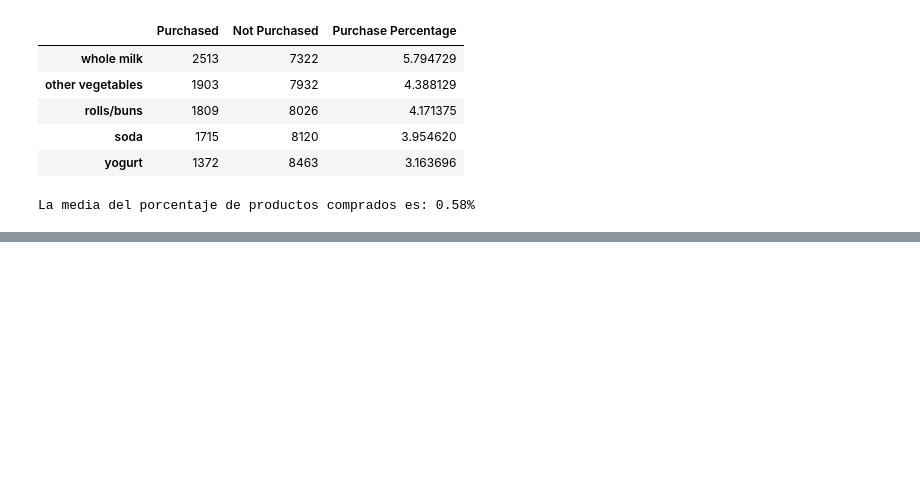
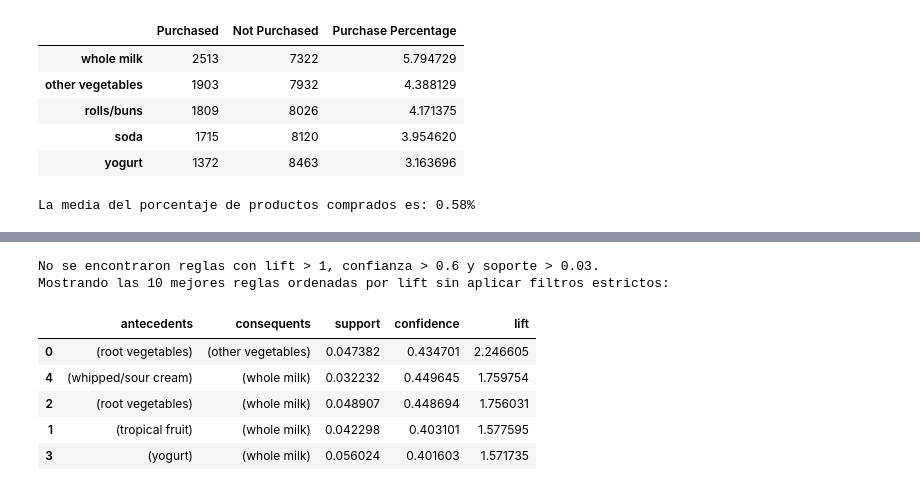
Before and after one commit to albacortes9/asociacion_da, a Jupyter notebook: ejercicio_asociacion.ipynb, the cells around one changed output, grey strips where cells are left out. Cells and saved outputs as stored; diff of their text form; code cells hidden in the pictures; blank space fills up the shorter version.

```diff
--- a/ejercicio_asociacion.ipynb
+++ b/ejercicio_asociacion.ipynb
@@ -189,0 +244,25 @@ La media del porcentaje de productos comprados es: 0.58%
+# %%
+# Aplicamos los filtros mencionados
+filtered_rules = rules[(rules['lift'] > 1) &
+                       (rules['confidence'] > 0.6) &
+                       (rules['support'] > 0.03)]
+
+# Comprobamos si hay reglas que cumplen los criterios
+if filtered_rules.empty:
+    print("No se encontraron reglas con lift > 1, confianza > 0.6 y soporte > 0.03.")
+    print("Mostrando las 10 mejores reglas ordenadas por lift sin aplicar filtros estrictos:")
+
+    top_rules = rules.sort_values(by='lift', ascending=False).head(10)
+    display(top_rules[['antecedents', 'consequents', 'support', 'confidence', 'lift']])
+else:
+    print("Reglas filtradas con lift > 1, confianza > 0.6 y soporte > 0.03:")
+    display(filtered_rules.sort_values(by='lift', ascending=False).head(10))
+# %% [output]
+No se encontraron reglas con lift > 1, confianza > 0.6 y soporte > 0.03.
+Mostrando las 10 mejores reglas ordenadas por lift sin aplicar filtros estrictos:
+|  | antecedents | consequents | support | confidence | lift |
+| 0 | (root vegetables) | (other vegetables) | 0.047382 | 0.434701 | 2.246605 |
+| 4 | (whipped/sour cream) | (whole milk) | 0.032232 | 0.449645 | 1.759754 |
+| 2 | (root vegetables) | (whole milk) | 0.048907 | 0.448694 | 1.756031 |
+| 1 | (tropical fruit) | (whole milk) | 0.042298 | 0.403101 | 1.577595 |
+| 3 | (yogurt) | (whole milk) | 0.056024 | 0.401603 | 1.571735 |
```
Also changed, not shown: parts of 14 cells of this notebook, 1 other file.
